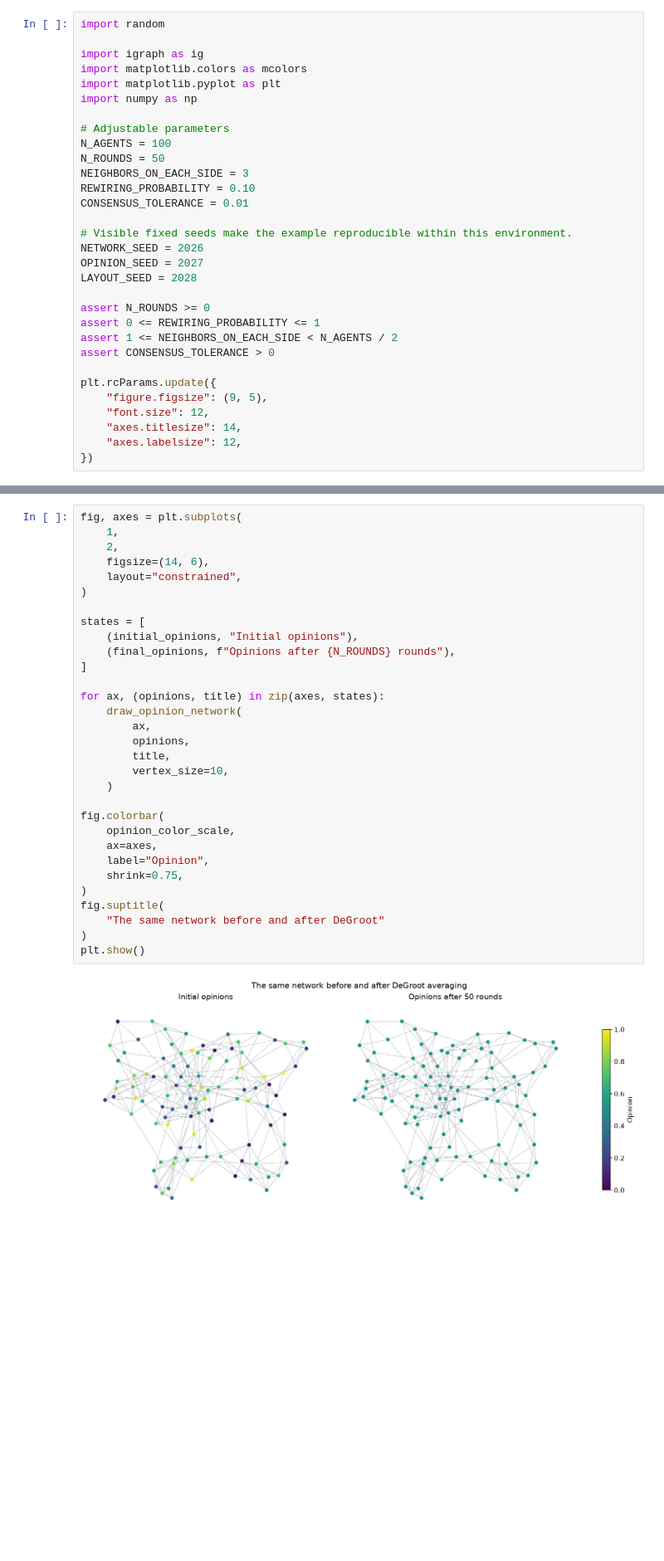
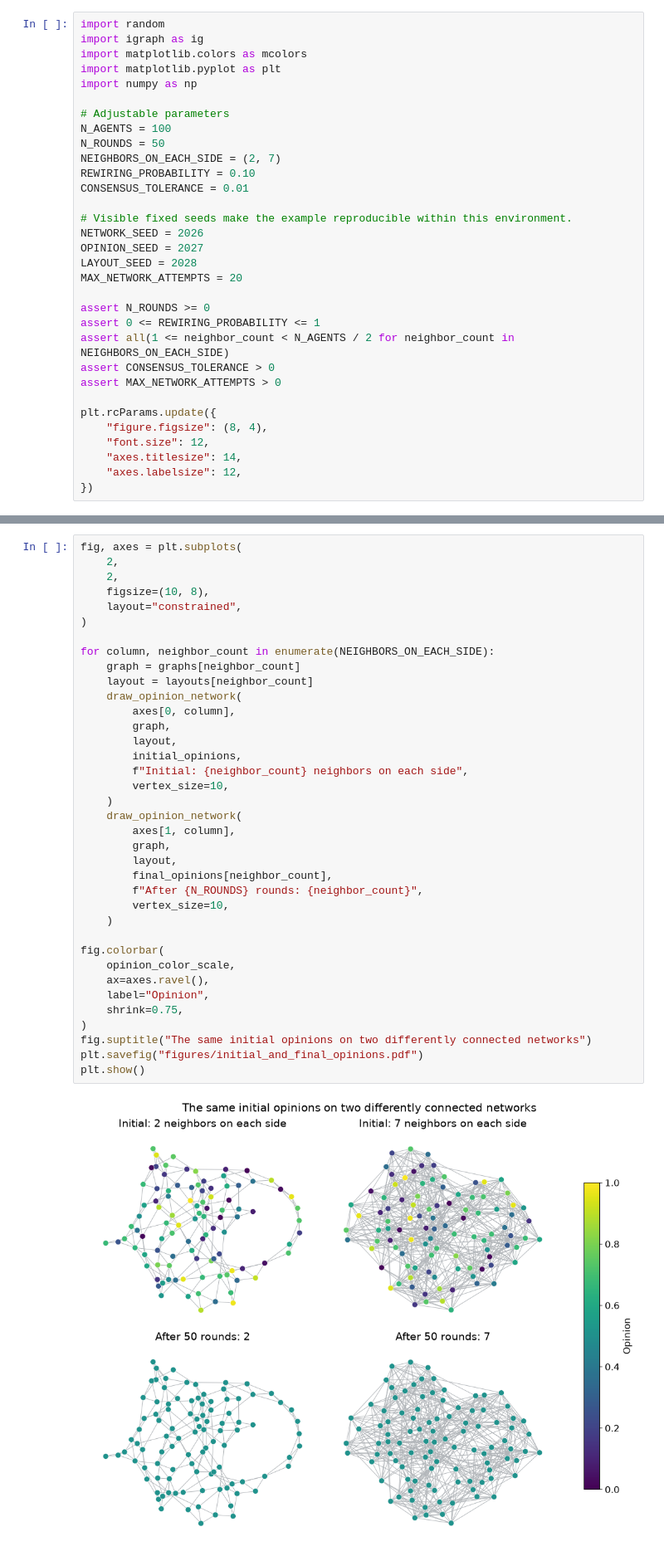
Before and after one commit to hfarruda/opinion-dynamics-ICMC-2026, a Jupyter notebook: 1_degroot.ipynb, the cells around one changed output, grey strips where cells are left out. Shown at 83% size. Drawn from its saved outputs; the diff is of its cells as text; blank space fills up the shorter version.

Commit message:
Update DeGroot

```diff
--- a/1_degroot.ipynb
+++ b/1_degroot.ipynb
@@ -50,6 +50,5 @@ The limiting opinion is not generally the initial arithmetic mean because this i
 # %%
 import random
-
 import igraph as ig
 import matplotlib.colors as mcolors
 import matplotlib.pyplot as plt
@@ -58,7 +57,7 @@ import numpy as np
 # Adjustable parameters
 N_AGENTS = 100
 N_ROUNDS = 50
-NEIGHBORS_ON_EACH_SIDE = 3
+NEIGHBORS_ON_EACH_SIDE = (2, 7)
 REWIRING_PROBABILITY = 0.10
 CONSENSUS_TOLERANCE = 0.01
 
@@ -66,14 +65,16 @@ CONSENSUS_TOLERANCE = 0.01
 NETWORK_SEED = 2026
 OPINION_SEED = 2027
 LAYOUT_SEED = 2028
+MAX_NETWORK_ATTEMPTS = 20
 
 assert N_ROUNDS >= 0
 assert 0 <= REWIRING_PROBABILITY <= 1
-assert 1 <= NEIGHBORS_ON_EACH_SIDE < N_AGENTS / 2
+assert all(1 <= neighbor_count < N_AGENTS / 2 for neighbor_count in NEIGHBORS_ON_EACH_SIDE)
 assert CONSENSUS_TOLERANCE > 0
+assert MAX_NETWORK_ATTEMPTS > 0
 
 plt.rcParams.update({
-    "figure.figsize": (9, 5),
+    "figure.figsize": (8, 4),
     "font.size": 12,
     "axes.titlesize": 14,
     "axes.labelsize": 12,
@@ -258,34 +284,40 @@ Both panels use the same network layout and color scale. This makes changes in o
 # %%
 fig, axes = plt.subplots(
-    1,
     2,
-    figsize=(14, 6),
+    2,
+    figsize=(10, 8),
     layout="constrained",
 )
 
-states = [
-    (initial_opinions, "Initial opinions"),
-    (final_opinions, f"Opinions after {N_ROUNDS} rounds"),
-]
-
-for ax, (opinions, title) in zip(axes, states):
+for column, neighbor_count in enumerate(NEIGHBORS_ON_EACH_SIDE):
+    graph = graphs[neighbor_count]
+    layout = layouts[neighbor_count]
     draw_opinion_network(
-        ax,
-        opinions,
-        title,
+        axes[0, column],
+        graph,
+        layout,
+        initial_opinions,
+        f"Initial: {neighbor_count} neighbors on each side",
+        vertex_size=10,
+    )
+    draw_opinion_network(
+        axes[1, column],
+        graph,
+        layout,
+        final_opinions[neighbor_count],
+        f"After {N_ROUNDS} rounds: {neighbor_count}",
         vertex_size=10,
     )
 
 fig.colorbar(
     opinion_color_scale,
-    ax=axes,
+    ax=axes.ravel(),
     label="Opinion",
     shrink=0.75,
 )
-fig.suptitle(
-    "The same network before and after DeGroot"
-)
+fig.suptitle("The same initial opinions on two differently connected networks")
+plt.savefig("figures/initial_and_final_opinions.pdf")
 plt.show()
 # %% [output]
-[figure, old version]
+[figure, new version]
 # %% [markdown]
```
Also changed, not shown: parts of 12 cells of this notebook, 2 other files.
